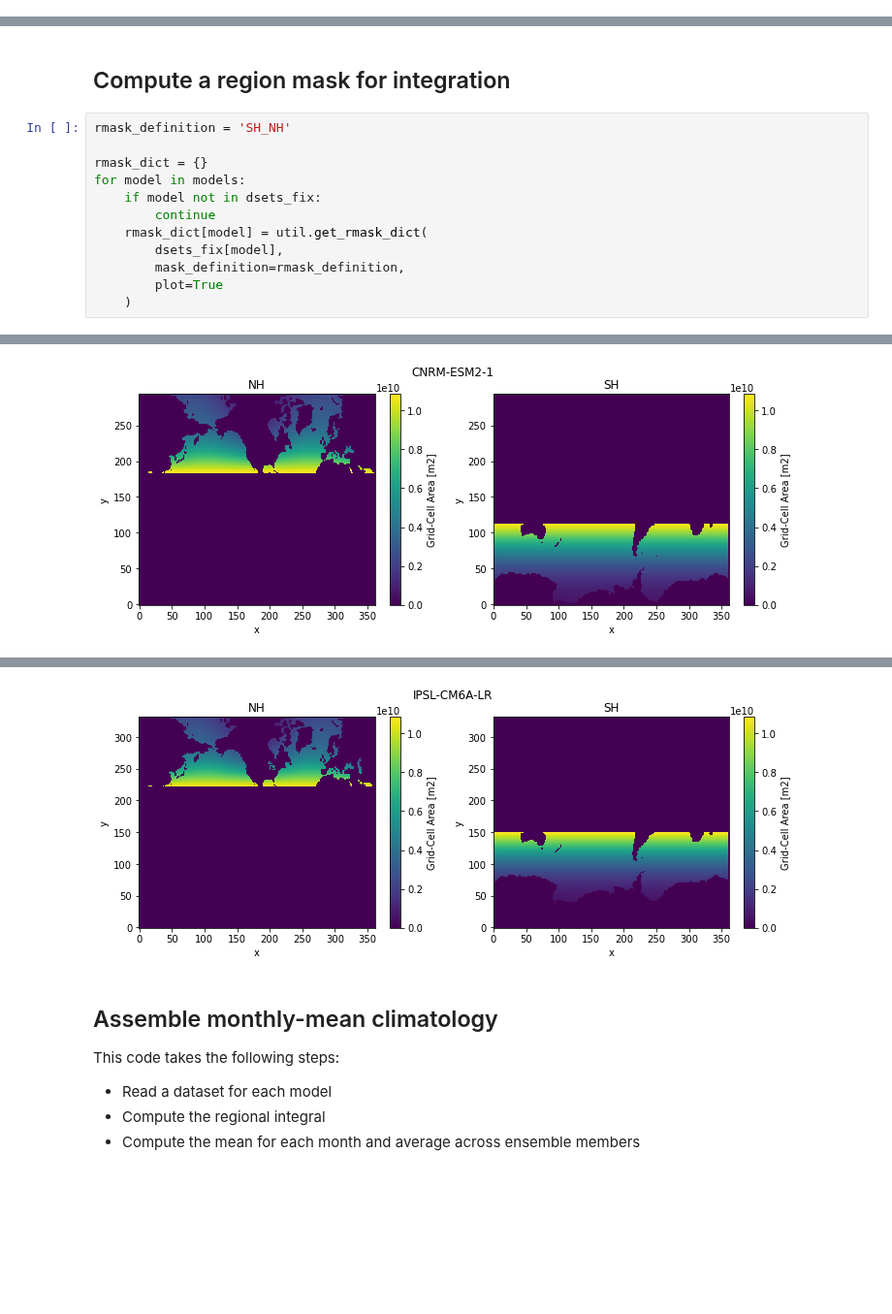
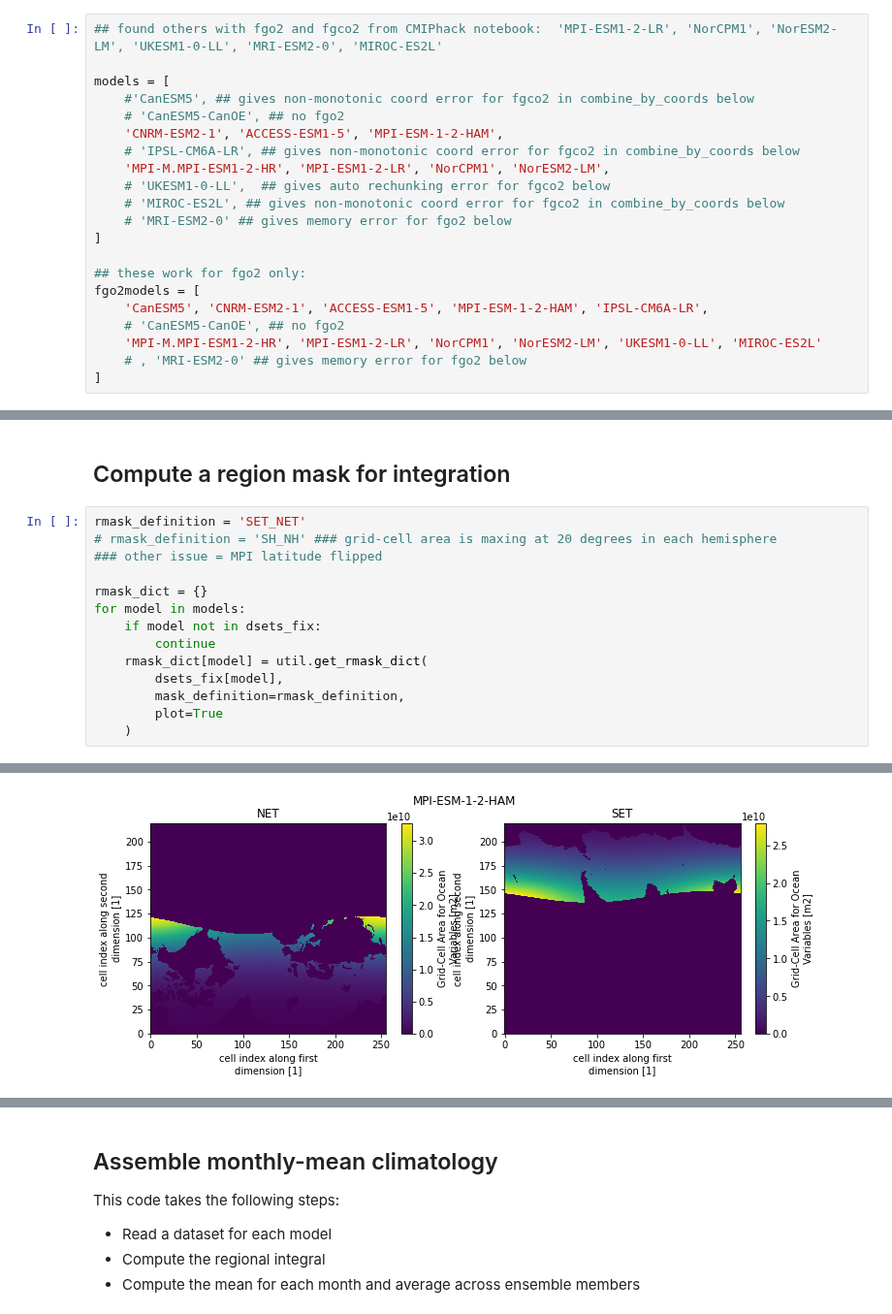
Before and after one commit to matt-long/sno-analysis, a Jupyter notebook: notebooks/cmip6-sno-compute.ipynb, the cells around one changed output, grey strips where cells are left out. Shown at 97% size. Drawn from its saved outputs; the diff is of its cells as text; blank space fills up the shorter version.

```diff
--- a/notebooks/cmip6-sno-compute.ipynb
+++ b/notebooks/cmip6-sno-compute.ipynb
@@ -49,3 +47,24 @@ models = [
+# %%
+## found others with fgo2 and fgco2 from CMIPhack notebook:  'MPI-ESM1-2-LR', 'NorCPM1', 'NorESM2-LM', 'UKESM1-0-LL', 'MRI-ESM2-0', 'MIROC-ES2L'
+
+models = [
+    #'CanESM5', ## gives non-monotonic coord error for fgco2 in combine_by_coords below
+    # 'CanESM5-CanOE', ## no fgo2
+    'CNRM-ESM2-1', 'ACCESS-ESM1-5', 'MPI-ESM-1-2-HAM',
+    # 'IPSL-CM6A-LR', ## gives non-monotonic coord error for fgco2 in combine_by_coords below
+    'MPI-M.MPI-ESM1-2-HR', 'MPI-ESM1-2-LR', 'NorCPM1', 'NorESM2-LM',
+    # 'UKESM1-0-LL',  ## gives auto rechunking error for fgco2 below
+    # 'MIROC-ES2L', ## gives non-monotonic coord error for fgco2 in combine_by_coords below
+    # 'MRI-ESM2-0' ## gives memory error for fgo2 below
+]
+
+## these work for fgo2 only:
+fgo2models = [
+    'CanESM5', 'CNRM-ESM2-1', 'ACCESS-ESM1-5', 'MPI-ESM-1-2-HAM', 'IPSL-CM6A-LR',
+    # 'CanESM5-CanOE', ## no fgo2
+    'MPI-M.MPI-ESM1-2-HR', 'MPI-ESM1-2-LR', 'NorCPM1', 'NorESM2-LM', 'UKESM1-0-LL', 'MIROC-ES2L'
+    # , 'MRI-ESM2-0' ## gives memory error for fgo2 below
+]
 # %% [markdown]
 ## Get grid data from each model
 
@@ -72,7 +91,9 @@ MPI-M.MPI-ESM1-2-HR: missing "areacello"
 # %% [markdown]
 ## Compute a region mask for integration
 # %%
-rmask_definition = 'SH_NH'
+rmask_definition = 'SET_NET'
+# rmask_definition = 'SH_NH' ### grid-cell area is maxing at 20 degrees in each hemisphere
+### other issue = MPI latitude flipped
 
 rmask_dict = {}
 for model in models:
@@ -89 +110 @@ for model in models:
-[figure, old version]
+[figure, new version]
@@ -92,4 +113,3 @@ for model in models:
-[figure, removed]
 # %% [markdown]
 ## Assemble monthly-mean climatology
 
```
Also changed, not shown: parts of 9 cells of this notebook, 29 other files.
